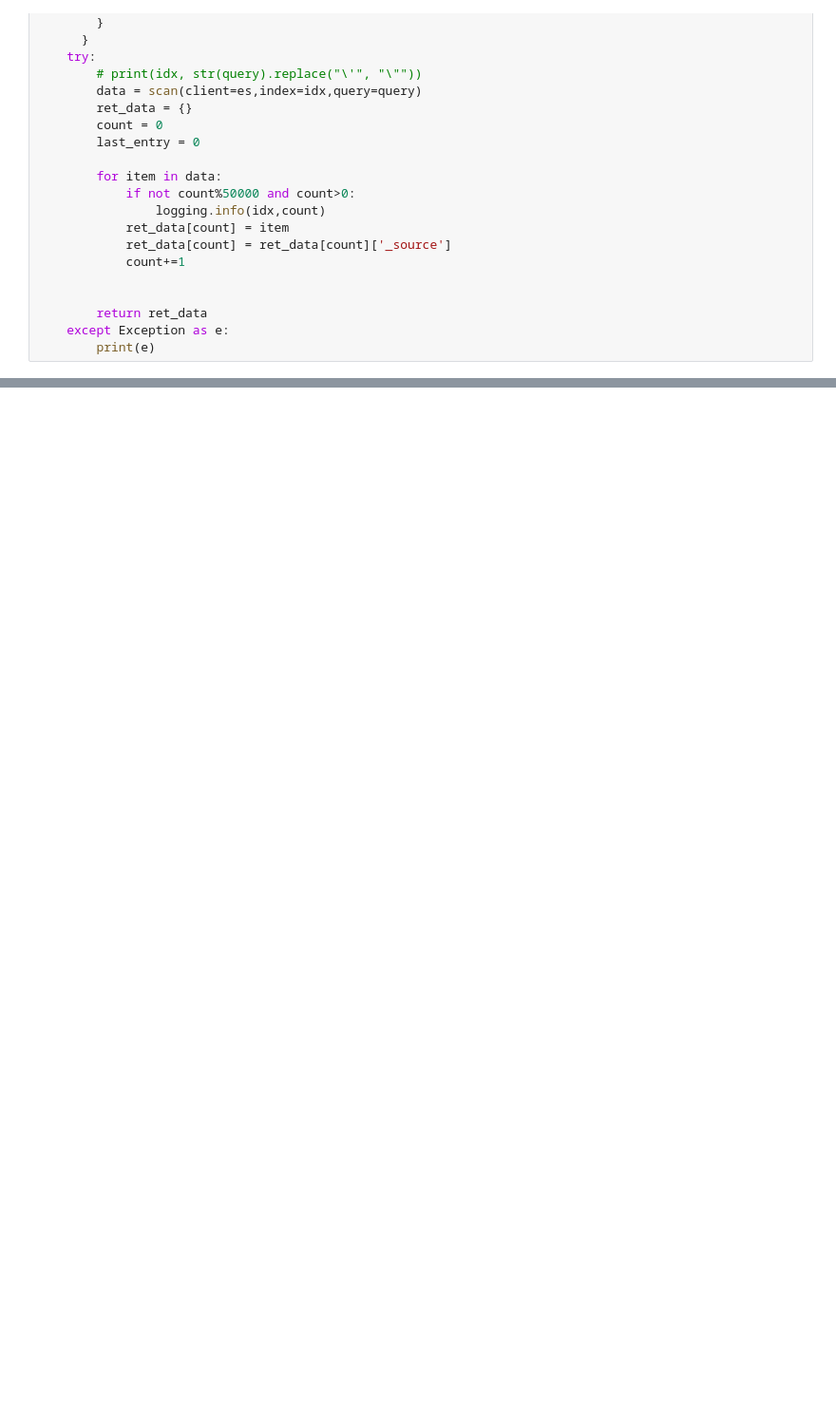
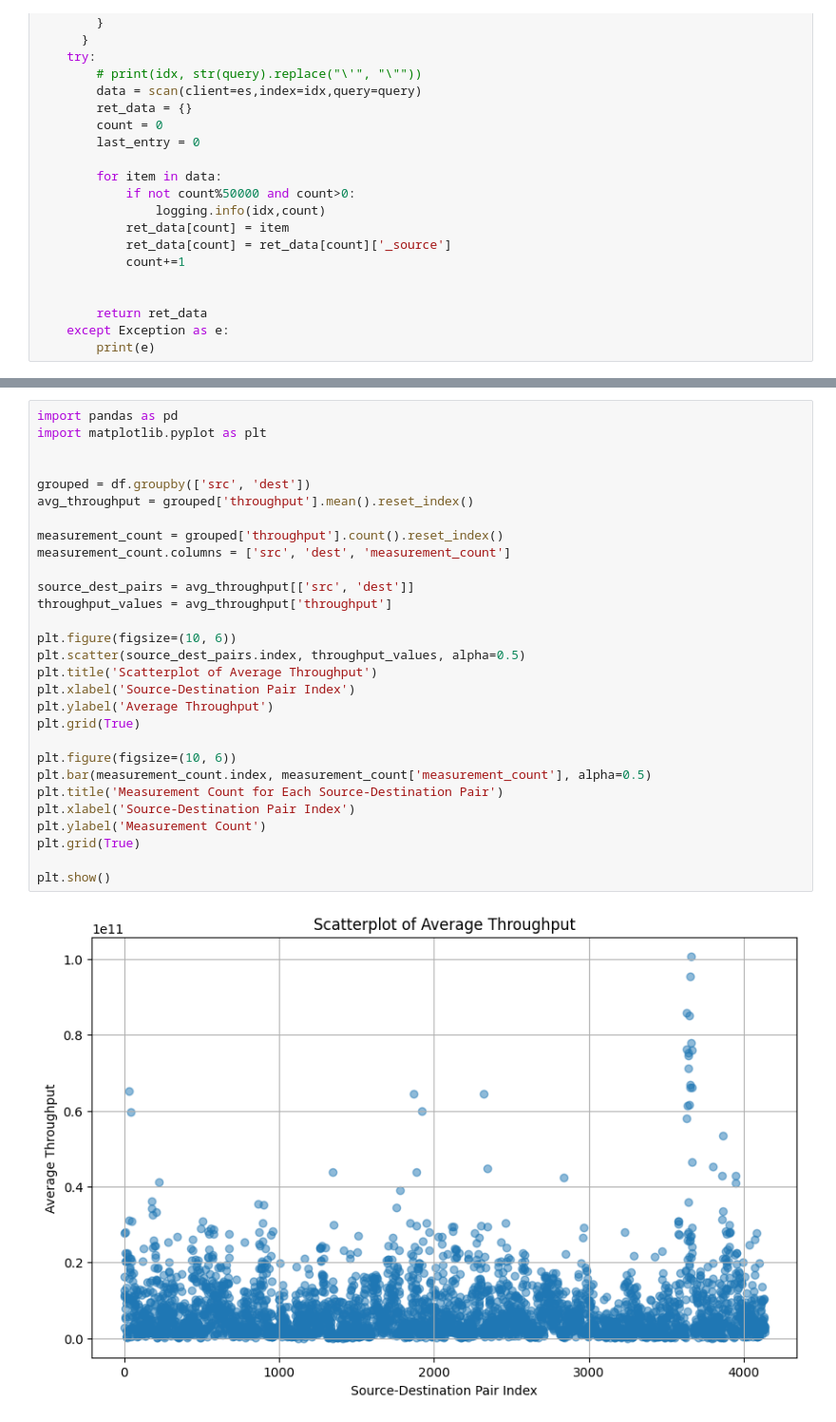
Before and after one commit to durbar2003/alarms-and-alerts-notebooks, a Jupyter notebook: explore.ipynb, the cells around one changed output, grey strips where cells are left out. Shown at 95% size. Cells and saved outputs as stored; diff of their text form; blank space fills up the shorter version.

```diff
--- a/explore.ipynb
+++ b/explore.ipynb
@@ -640,0 +549,31 @@ Source Unavailability Percentage: 0.00%
+# %%
+import pandas as pd
+import matplotlib.pyplot as plt
+
+
+grouped = df.groupby(['src', 'dest'])
+avg_throughput = grouped['throughput'].mean().reset_index()
+
+measurement_count = grouped['throughput'].count().reset_index()
+measurement_count.columns = ['src', 'dest', 'measurement_count']
+
+source_dest_pairs = avg_throughput[['src', 'dest']]
+throughput_values = avg_throughput['throughput']
+
+plt.figure(figsize=(10, 6))
+plt.scatter(source_dest_pairs.index, throughput_values, alpha=0.5)
+plt.title('Scatterplot of Average Throughput')
+plt.xlabel('Source-Destination Pair Index')
+plt.ylabel('Average Throughput')
+plt.grid(True)
+
+plt.figure(figsize=(10, 6))
+plt.bar(measurement_count.index, measurement_count['measurement_count'], alpha=0.5)
+plt.title('Measurement Count for Each Source-Destination Pair')
+plt.xlabel('Source-Destination Pair Index')
+plt.ylabel('Measurement Count')
+plt.grid(True)
+
+plt.show()
+# %% [output]
+[figure, added]
```
Also changed, not shown: parts of 16 cells of this notebook.
